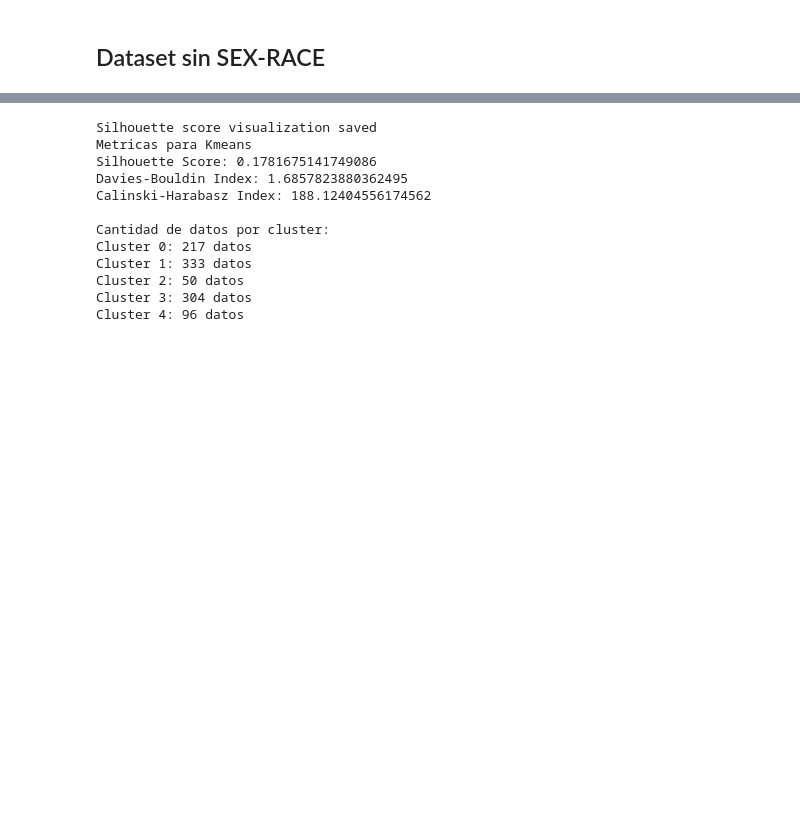
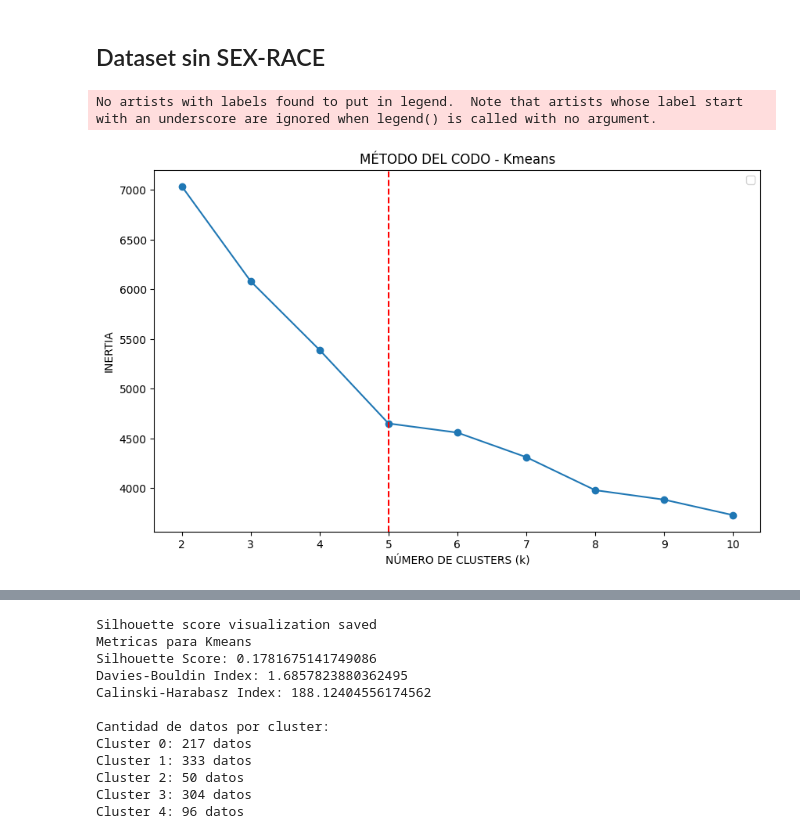
Before and after one commit to BnjmnNicholas/Proyecto_mineria_cc5205, a Jupyter notebook: clusteting.ipynb, the cells around one changed output, grey strips where cells are left out. Drawn from its saved outputs; the diff is of its cells as text; code cells hidden in the pictures; blank space fills up the shorter version.

Commit message:
kmeans reduced elbow

```diff
--- a/clusteting.ipynb
+++ b/clusteting.ipynb
@@ -238,3 +254,19 @@ df_reduced_scaled = preprocess(df = df_reduced,
                             numerical_cols = num_cols,
                             encoder_method_name = 'OneHotEncoder',
                             categorical_cols = cat_cols)
+# %%
+# Kmeans Clustering elbow
+
+model = 'Kmeans'
+dataset = 'Reduced'
+output_path = 'resultados/' + dataset + '_' + model
+
+# folder de salida
+if not os.path.exists(output_path):
+    os.makedirs(output_path)
+
+# metodo de silhouete score
+k_means_elbow(df = df_reduced_scaled, model_name = model, output_file_path = output_path + '/elbow.png')
+# %% [output]
+No artists with labels found to put in legend.  Note that artists whose label start with an underscore are ignored when legend() is called with no argument.
+[figure, added]
```
Also changed, not shown: parts of 7 cells of this notebook, 1 other file.
